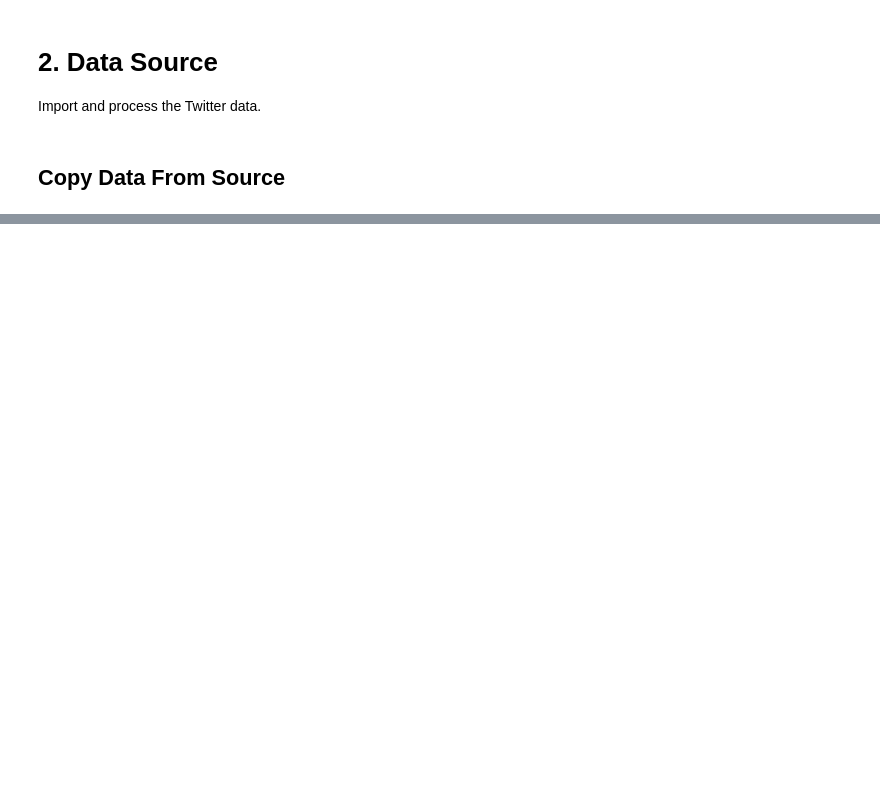
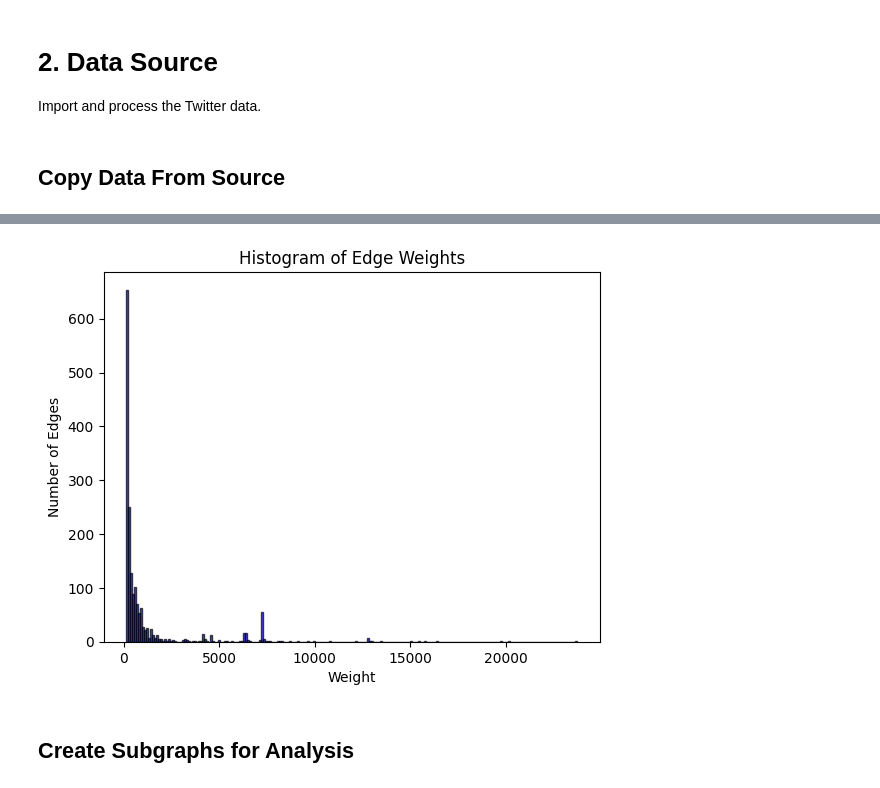
Before and after one commit to TOM-BOHN/MsDS-marketing-network-analysis, a Jupyter notebook: marketing_network_analysis.ipynb, the cells around one changed output, grey strips where cells are left out. Drawn from its saved outputs; the diff is of its cells as text; code cells hidden in the pictures; blank space fills up the shorter version.

```diff
--- a/marketing_network_analysis.ipynb
+++ b/marketing_network_analysis.ipynb
@@ -223,0 +1001,5 @@ NameError: ignored
+# %%
+SEM_Graph_clean = focus_edges(G = SEM_Graph,
+                            brand_nodes = None,
+                            weight_min = 125,
+                            weight_max = 35000)
@@ -223,0 +1021,12 @@ NameError: ignored
+# %%
+#extract edge weights
+hist_data_edge_weights = [SEM_Graph_clean[u][v]['weight'] for u, v in SEM_Graph_clean.edges()]
+
+#plot histogram
+plt.hist(hist_data_edge_weights, bins='auto', color='blue', edgecolor='black', alpha=0.7)
+plt.title('Histogram of Edge Weights')
+plt.xlabel('Weight')
+plt.ylabel('Number of Edges')
+plt.show()
+# %% [output]
+[figure, added]
@@ -223,0 +1035,2 @@ NameError: ignored
+# %% [markdown]
+## Create Subgraphs for Analysis
```
Also changed, not shown: parts of 84 cells of this notebook.
